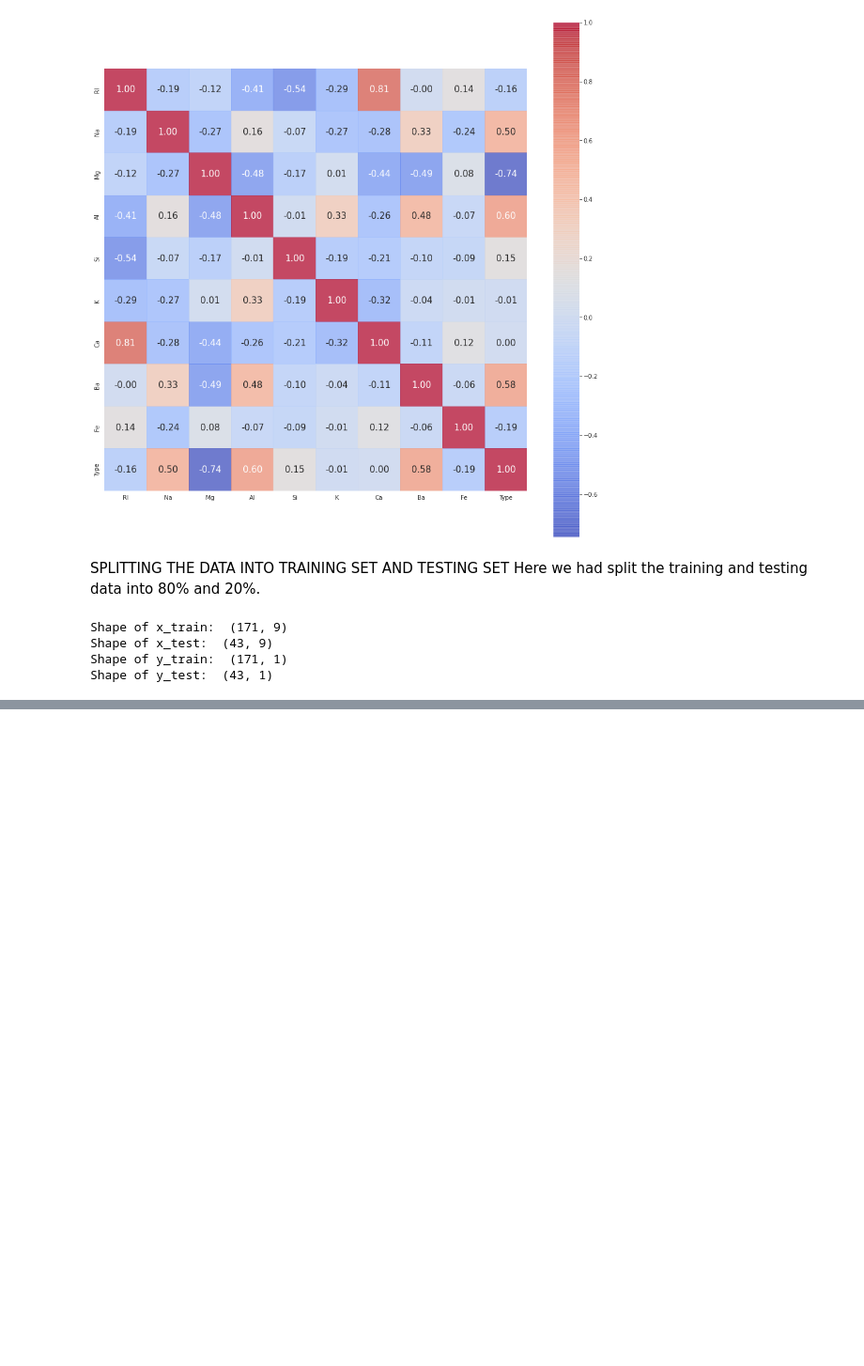
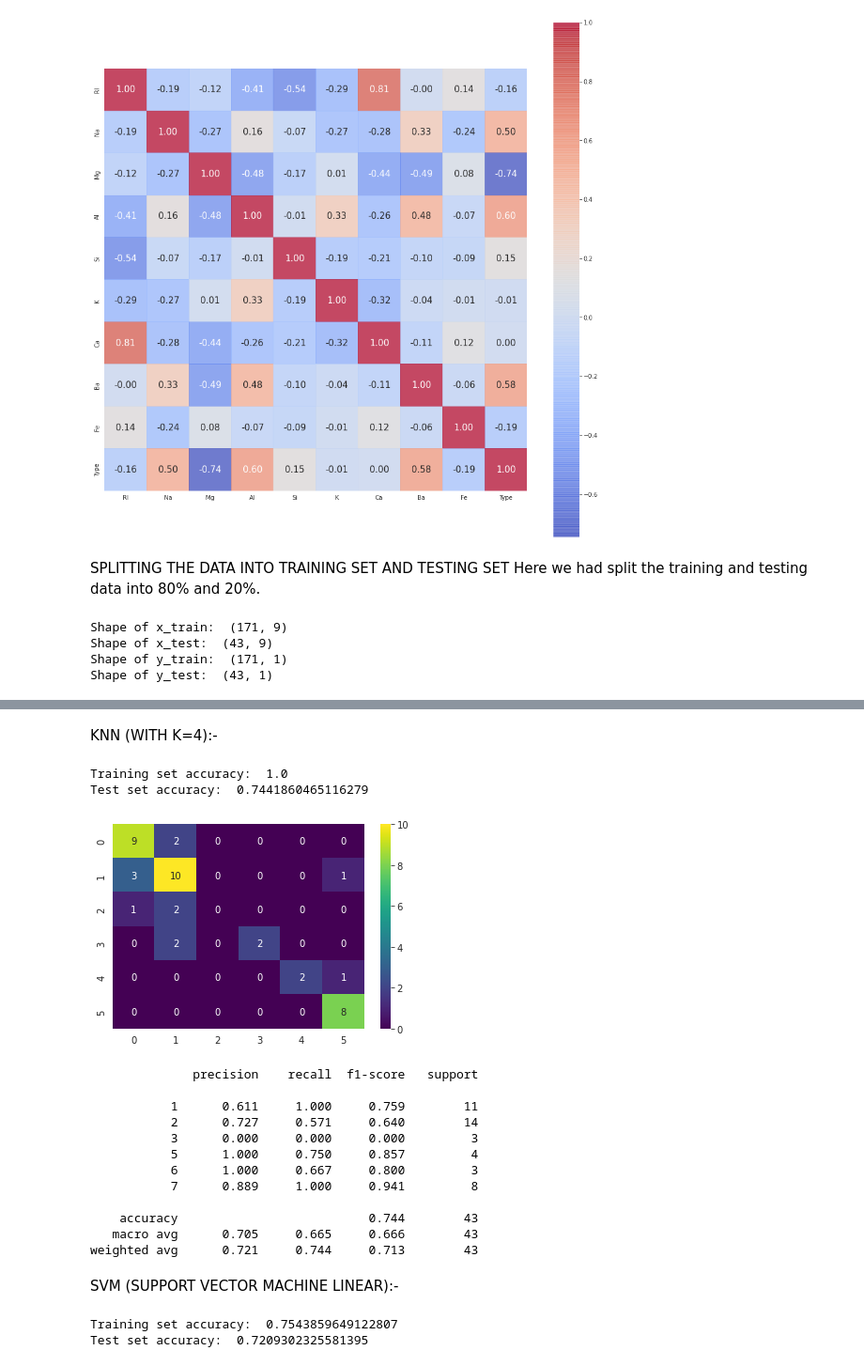
Before and after one commit to masp42/CA_AI, a Jupyter notebook: CA_ML_2.ipynb, the cells around one changed output, grey strips where cells are left out. Shown: that part at 94% size. Drawn from its saved outputs; the diff is of its cells as text; code cells hidden in the pictures; blank space fills up the shorter version.

```diff
--- a/CA_ML_2.ipynb
+++ b/CA_ML_2.ipynb
@@ -136,0 +199,58 @@ Shape of y_test:  (43, 1)
+# %% [markdown]
+KNN (WITH K=4):-
+# %%
+# KNN K-Nearest Neighbours
+# Fitting classifier to the training set
+from sklearn.neighbors import KNeighborsClassifier
+classifier_knn = KNeighborsClassifier()
+steps = [
+         ('scalar', StandardScaler()),
+         ('model', KNeighborsClassifier())
+        ]
+knn_pipe = Pipeline(steps)
+# %%
+parameters = { 'model__algorithm' : ['brute'],
+               'model__leaf_size' : [30,50,70,90,110],
+               'model__metric' : ['minkowski'],
+               'model__p' : [1],
+               'model__n_neighbors' : [3,5,11,19],
+               'model__weights' : ['uniform', 'distance'],
+               'model__n_jobs' : [-1],
+
+}
+classifier_knn = GridSearchCV(knn_pipe, parameters, cv = 3)
+classifier_knn = classifier_knn.fit(x_train, y_train.ravel())
+# %%
+y_pred_knn_train = classifier_knn.predict(x_train)
+accuracy_knn_train = accuracy_score(y_train, y_pred_knn_train)
+print("Training set accuracy: ", accuracy_knn_train)
+
+y_pred_knn_test = classifier_knn.predict(x_test)
+accuracy_knn_test = accuracy_score(y_test, y_pred_knn_test)
+print("Test set accuracy: ", accuracy_knn_test)
+# %% [output]
+Training set accuracy:  1.0
+Test set accuracy:  0.7441860465116279
+# %%
+from sklearn.metrics import confusion_matrix
+from sklearn.metrics import classification_report
+sns.heatmap(confusion_matrix(y_test, y_pred_lg_test), annot=True, cmap = 'viridis', fmt='.0f')
+plt.show()
+import math
+print(classification_report(y_test, y_pred_knn_test, digits=3))
+# %% [output]
+[figure, added]
+              precision    recall  f1-score   support
+
+           1      0.611     1.000     0.759        11
+           2      0.727     0.571     0.640        14
+           3      0.000     0.000     0.000         3
+           5      1.000     0.750     0.857         4
+           6      1.000     0.667     0.800         3
+           7      0.889     1.000     0.941         8
+
+    accuracy                          0.744        43
+   macro avg      0.705     0.665     0.666        43
+weighted avg      0.721     0.744     0.713        43
+# %% [markdown]
+SVM (SUPPORT VECTOR MACHINE LINEAR):-
@@ -136,0 +273,11 @@ Shape of y_test:  (43, 1)
+# %%
+y_pred_svm_linear_train = classifier_svm_linear.predict(x_train)
+accuracy_svm_linear_train = accuracy_score(y_train, y_pred_svm_linear_train)
+print("Training set accuracy: ", accuracy_svm_linear_train)
+
+y_pred_svm_linear_test = classifier_svm_linear.predict(x_test)
+accuracy_svm_linear_test = accuracy_score(y_test, y_pred_svm_linear_test)
+print("Test set accuracy: ", accuracy_svm_linear_test)
+# %% [output]
+Training set accuracy:  0.7543859649122807
+Test set accuracy:  0.7209302325581395
```
Also changed, not shown: parts of 8 cells of this notebook.
